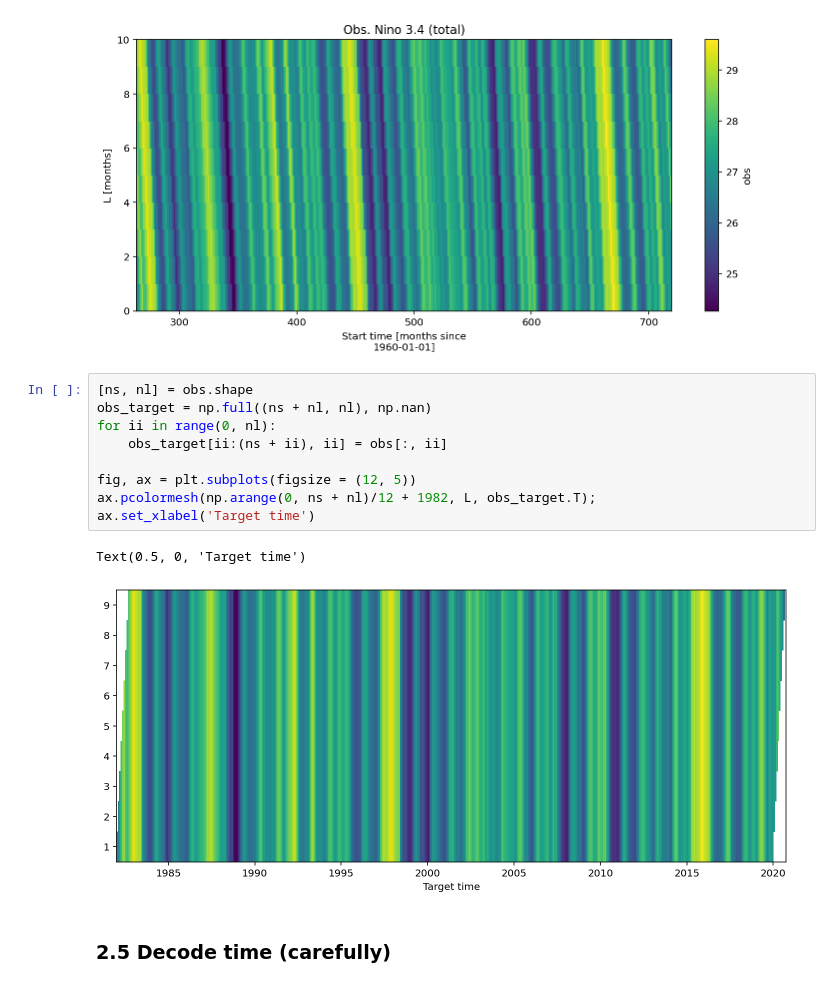
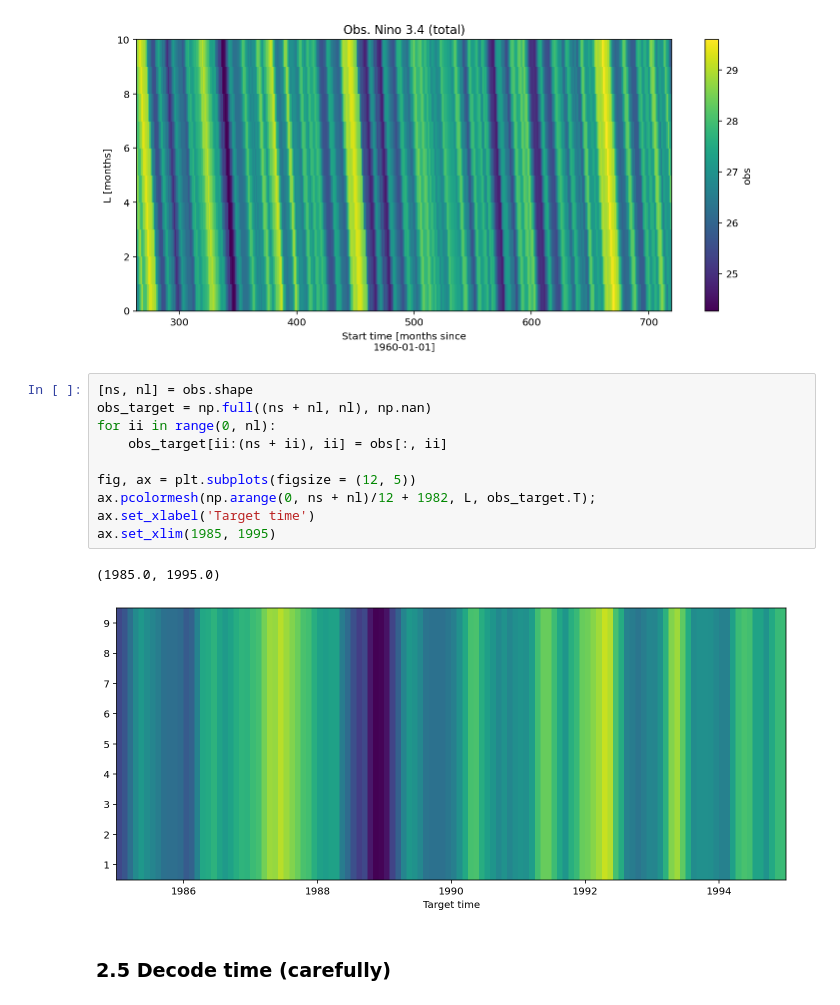
Before and after one commit to mktippett/ENSO-math, a Jupyter notebook: DataLab-10.ipynb, the cells around one changed output. Cells and saved outputs as stored; diff of their text form.

```diff
--- a/DataLab-10.ipynb
+++ b/DataLab-10.ipynb
@@ -723,15 +756,16 @@ plt.title('Obs. Nino 3.4 (total)');
 # %%
 [ns, nl] = obs.shape
 obs_target = np.full((ns + nl, nl), np.nan)
 for ii in range(0, nl):
     obs_target[ii:(ns + ii), ii] = obs[:, ii]
 
 fig, ax = plt.subplots(figsize = (12, 5))
 ax.pcolormesh(np.arange(0, ns + nl)/12 + 1982, L, obs_target.T);
 ax.set_xlabel('Target time')
+ax.set_xlim(1985, 1995)
 # %% [output]
-Text(0.5, 0, 'Target time')
+(1985.0, 1995.0)
-[figure, old version]
+[figure, new version]
 # %% [markdown]
 ### 2.5 Decode time (carefully)
 # %%
```
Also changed, not shown: parts of 28 cells of this notebook, 2 other files.
